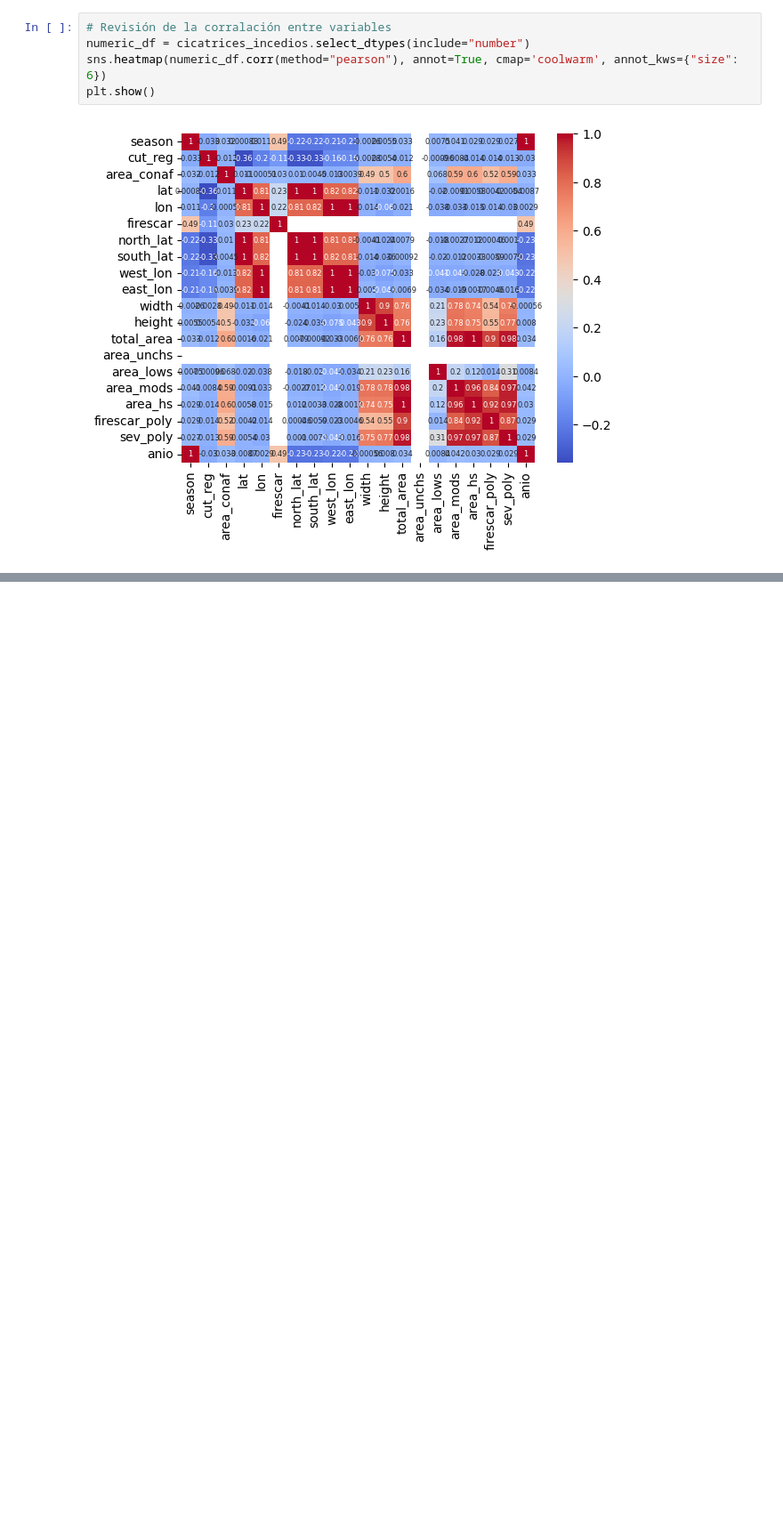
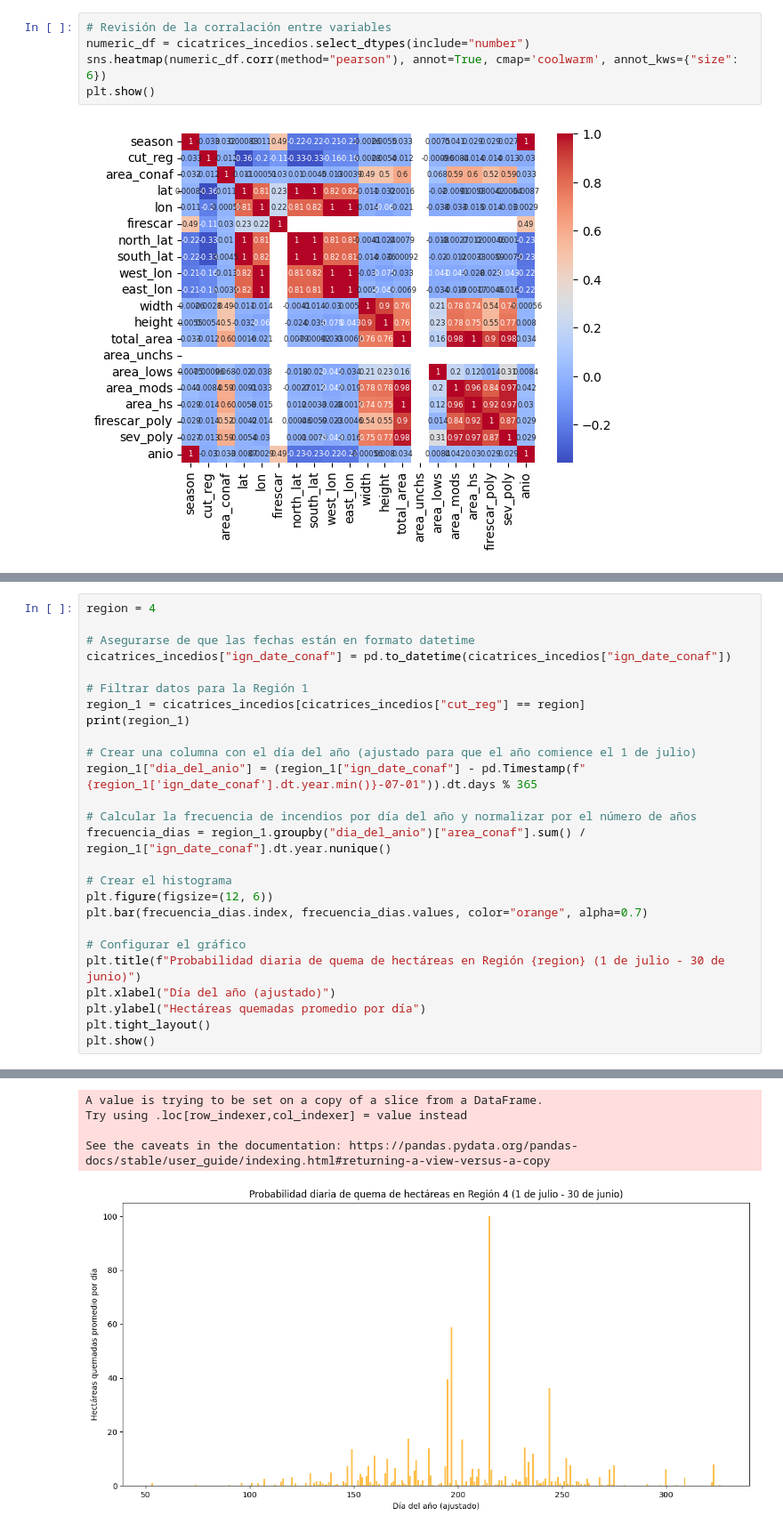
Before and after one commit to Kiki1108/incendios, a Jupyter notebook: analisis_chile.ipynb, the cells around one changed output, grey strips where cells are left out. Shown at 89% size. Saved outputs shown, nothing was run; the diff lists cells and outputs as text; blank space fills up the shorter version.

```diff
--- a/analisis_chile.ipynb
+++ b/analisis_chile.ipynb
@@ -257,0 +328,27 @@ plt.show()
+# %%
+region = 4
+
+# Asegurarse de que las fechas están en formato datetime
+cicatrices_incedios["ign_date_conaf"] = pd.to_datetime(cicatrices_incedios["ign_date_conaf"])
+
+# Filtrar datos para la Región 1
+region_1 = cicatrices_incedios[cicatrices_incedios["cut_reg"] == region]
+print(region_1)
+
+# Crear una columna con el día del año (ajustado para que el año comience el 1 de julio)
+region_1["dia_del_anio"] = (region_1["ign_date_conaf"] - pd.Timestamp(f"{region_1['ign_date_conaf'].dt.year.min()}-07-01")).dt.days % 365
+
+# Calcular la frecuencia de incendios por día del año y normalizar por el número de años
+frecuencia_dias = region_1.groupby("dia_del_anio")["area_conaf"].sum() / region_1["ign_date_conaf"].dt.year.nunique()
+
+# Crear el histograma
+plt.figure(figsize=(12, 6))
+plt.bar(frecuencia_dias.index, frecuencia_dias.values, color="orange", alpha=0.7)
+
+# Configurar el gráfico
+plt.title(f"Probabilidad diaria de quema de hectáreas en Región {region} (1 de julio - 30 de junio)")
+plt.xlabel("Día del año (ajustado)")
+plt.ylabel("Hectáreas quemadas promedio por día")
+plt.tight_layout()
+plt.show()
+# %% [output]
@@ -257,0 +372,5 @@ plt.show()
+A value is trying to be set on a copy of a slice from a DataFrame.
+Try using .loc[row_indexer,col_indexer] = value instead
+
+See the caveats in the documentation: https://pandas.pydata.org/pandas-docs/stable/user_guide/indexing.html#returning-a-view-versus-a-copy
+[figure, added]
```
Also changed, not shown: parts of 7 cells of this notebook, 1 other file.
